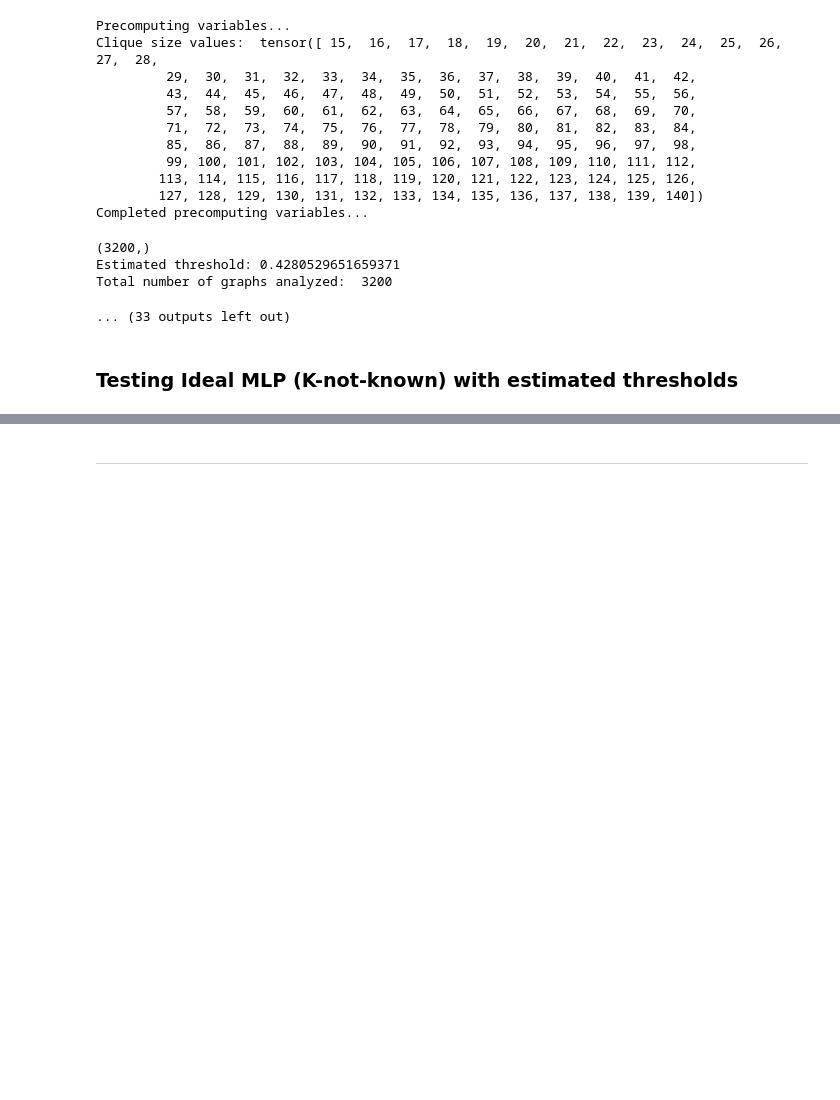
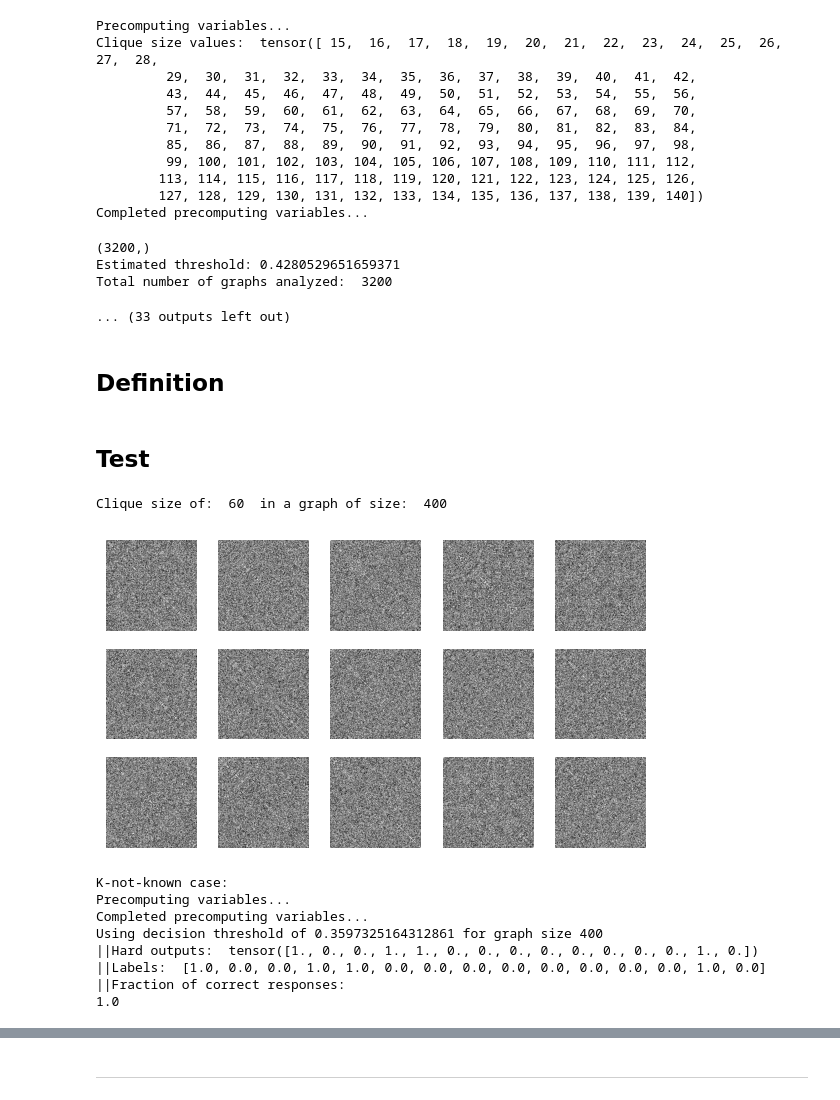
Before and after one commit to danieletirinnanzi/HUPLACLIP-NNs, a Jupyter notebook: scripts/Ideal-MLP_performance/Ideal-MLP_performance.ipynb, the cells around one changed output, grey strips where cells are left out. Saved outputs shown, nothing was run; the diff lists cells and outputs as text; code cells hidden in the pictures; blank space fills up the shorter version.

```diff
--- a/scripts/Ideal-MLP_performance/Ideal-MLP_performance.ipynb
+++ b/scripts/Ideal-MLP_performance/Ideal-MLP_performance.ipynb
@@ -779,16 +699,0 @@ class Ideal_MLP_k_unknown(nn.Module):
-# %%
-# read configuration file:
-config = load_config(
-    os.path.join("Ideal-MLP_test_config.yml")
-)  # CHANGE THIS TO PERFORM DIFFERENT EXPERIMENTS
-
-N_graphs = 100
-
-# looping over the different graph sizes in the experiment:
-for graph_size in config["graph_size_values"]:
-    ideal_MLP = Ideal_MLP_k_unknown(graph_size)
-    print("Testing N =", graph_size)
-    clique_size_fraction = 0.2
-    graphs_without_clique = graphs_gen.generate_batch(N_graphs, graph_size, np.repeat([int(clique_size_fraction*graph_size)],N_graphs), "p_reduce", False, p_clique=0.000000000001)
-    labels = graphs_without_clique[1]
-    ideal_MLP(graphs_without_clique[0])
@@ -1137,6 +937,8 @@ Completed precomputing variables...
 Estimated threshold: 0.4280529651659371
 Total number of graphs analyzed:  3200
 ... (33 outputs left out)
+# %% [markdown]
+## Definition
 # %%
 class Ideal_MLP_k_unknown(nn.Module):
 
@@ -1204,2 +1026,40 @@ class Ideal_MLP_k_unknown(nn.Module):
 # %% [markdown]
-### Testing Ideal MLP (K-not-known) with estimated thresholds
+## Test
+# %%
+import matplotlib.pyplot as plt
+
+# test of model on task instance
+N_value = 400   #CHANGE THIS
+clique_size_fraction = 0.15 # CHANGE THIS
+print("Clique size of: ", int(clique_size_fraction*N_value), " in a graph of size: ", N_value)
+# visualizing input for 15 graphs, "p_reduce"
+graphs_with_clique = graphs_gen.generate_batch(15, N_value, np.repeat([int(clique_size_fraction*N_value)],15), "p_reduce", False)
+# Show 15 graphs
+fig, axes = plt.subplots(3, 5, figsize=(7, 4))
+for i in range(15):
+    row = i // 5
+    col = i % 5
+    axes[row, col].imshow(np.squeeze(graphs_with_clique[0][i]), cmap='gray_r')
+    axes[row, col].axis('off')
+plt.show()
+
+print("K-not-known case: ")
+ideal_MLP_k_unknown = Ideal_MLP_k_unknown(N_value)
+hard_output = ideal_MLP_k_unknown(graphs_with_clique[0])
+hard_output_np = hard_output.cpu().numpy().astype(int)
+labels_np = np.array(graphs_with_clique[1], dtype=int)
+print("||Hard outputs: ", hard_output)
+print("||Labels: ", graphs_with_clique[1])
+print("||Fraction of correct responses:")
+print(np.sum(hard_output_np == labels_np) / 15)
+# %% [output]
+Clique size of:  60  in a graph of size:  400
+[figure, added]
+K-not-known case:
+Precomputing variables...
+Completed precomputing variables...
+Using decision threshold of 0.3597325164312861 for graph size 400
+||Hard outputs:  tensor([1., 0., 0., 1., 1., 0., 0., 0., 0., 0., 0., 0., 0., 1., 0.])
+||Labels:  [1.0, 0.0, 0.0, 1.0, 1.0, 0.0, 0.0, 0.0, 0.0, 0.0, 0.0, 0.0, 0.0, 1.0, 0.0]
+||Fraction of correct responses:
+1.0
```
Also changed, not shown: parts of 20 cells of this notebook, 26 other files.
